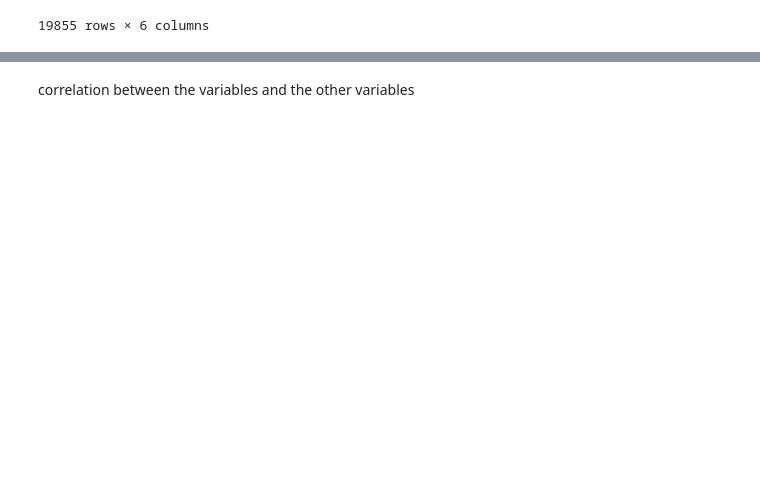
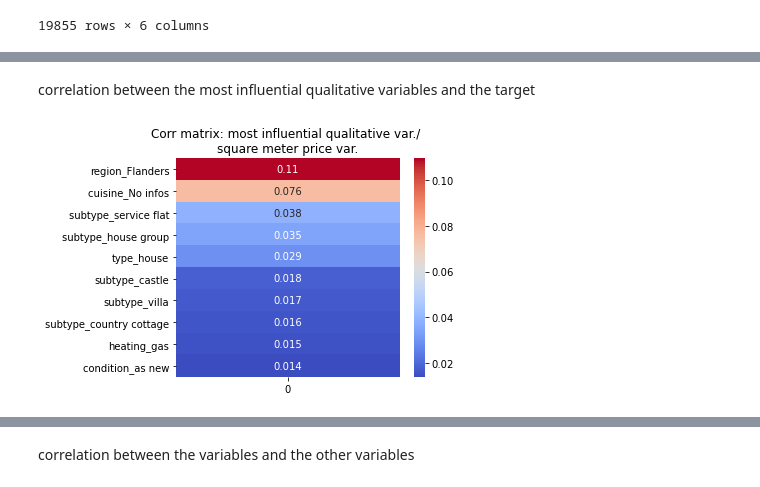
Before and after one commit to abdellahML/challenge-data-analysis, a Jupyter notebook: Codes/abdellah.ipynb, the cells around one changed output, grey strips where cells are left out. Cells and saved outputs as stored; diff of their text form; code cells hidden in the pictures; blank space fills up the shorter version.

Commit message:
second part of data analysis

```diff
--- a/Codes/abdellah.ipynb
+++ b/Codes/abdellah.ipynb
@@ -72,0 +75,3 @@ df1
+# %%
+df2=df.loc[:,'price_by_m2':'type_house']
+df2
@@ -83,0 +110,13 @@ plt.show()
+# %% [markdown]
+correlation between the most influential qualitative variables and the target
+# %%
+data3=df2.drop("price_by_m2", axis=1).apply(lambda x: x.corr(df2.price_by_m2))
+corrMatrix3=pd.DataFrame(data3)
+m=corrMatrix3.nlargest(10, 0)
+ax=plt.axes()
+sn.heatmap(m, annot=True,cmap = 'coolwarm')
+ax.set_title('Corr matrix: most influential qualitative var./ \nsquare meter price var.')
+plt.tight_layout()
+plt.show()
+# %% [output]
+[figure, added]
```
Also changed, not shown: parts of 12 cells of this notebook, 5 other files.
